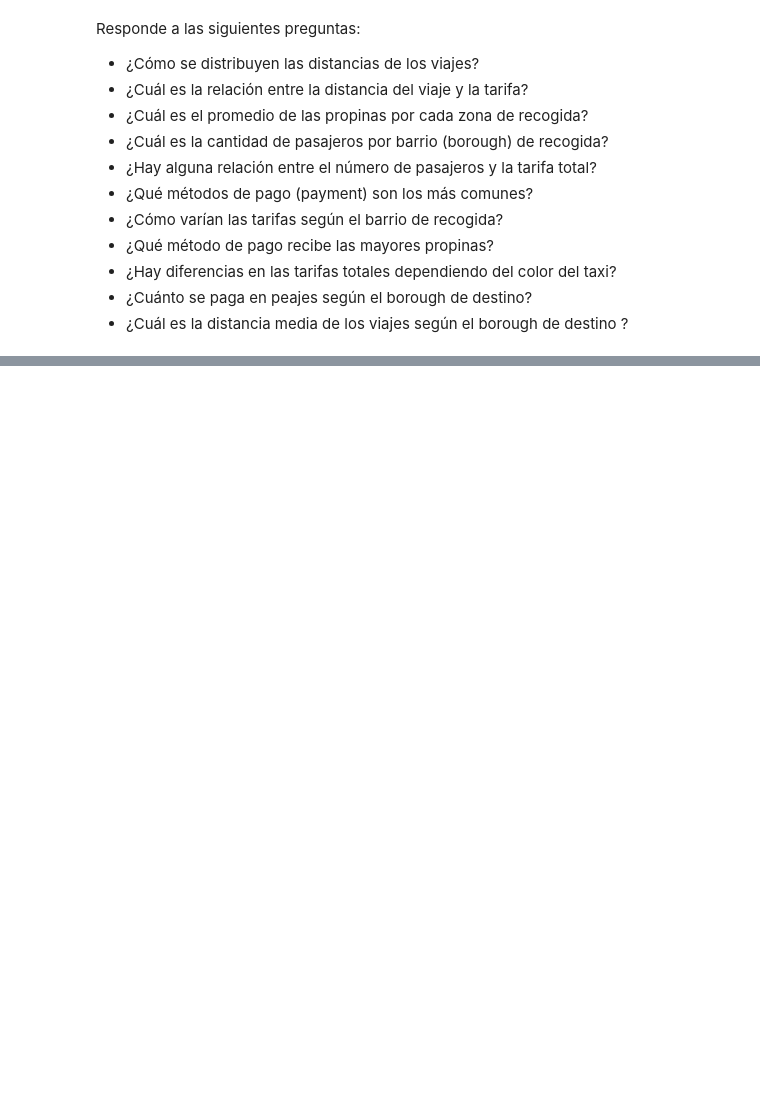
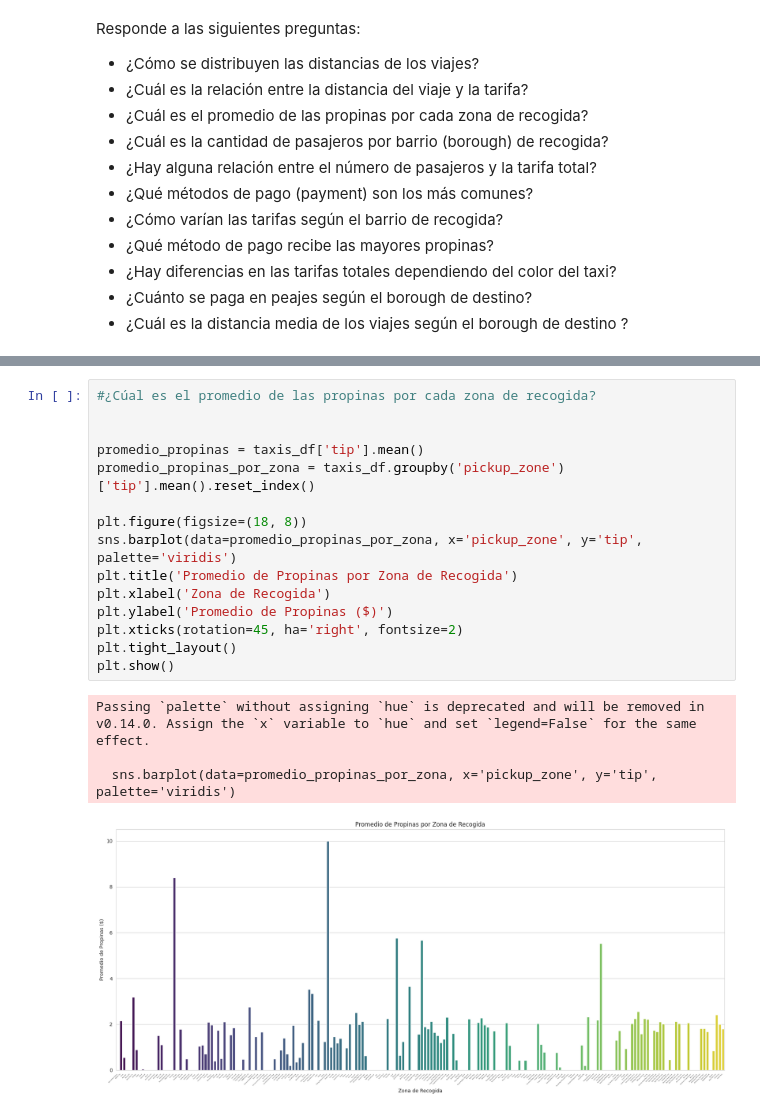
Before and after one commit to Marissu/Python-Intro-for-Data-Science, a Jupyter notebook: Lesson IV- Matplotlib and Seaborn.ipynb, the cells around one changed output, grey strips where cells are left out. Drawn from its saved outputs; the diff is of its cells as text; blank space fills up the shorter version.

```diff
--- a/Lesson IV- Matplotlib and Seaborn.ipynb
+++ b/Lesson IV- Matplotlib and Seaborn.ipynb
@@ -378,0 +390,20 @@ KeyError: 'trip_distance'
+# %%
+#¿Cúal es el promedio de las propinas por cada zona de recogida?
+
+
+promedio_propinas = taxis_df['tip'].mean()
+promedio_propinas_por_zona = taxis_df.groupby('pickup_zone')['tip'].mean().reset_index()
+
+plt.figure(figsize=(18, 8))
+sns.barplot(data=promedio_propinas_por_zona, x='pickup_zone', y='tip', palette='viridis')
+plt.title('Promedio de Propinas por Zona de Recogida')
+plt.xlabel('Zona de Recogida')
+plt.ylabel('Promedio de Propinas ($)')
+plt.xticks(rotation=45, ha='right', fontsize=2)
+plt.tight_layout()
+plt.show()
+# %% [output]
+Passing `palette` without assigning `hue` is deprecated and will be removed in v0.14.0. Assign the `x` variable to `hue` and set `legend=False` for the same effect.
+
+  sns.barplot(data=promedio_propinas_por_zona, x='pickup_zone', y='tip', palette='viridis')
+[figure, added]
```
Also changed, not shown: parts of 30 cells of this notebook.
